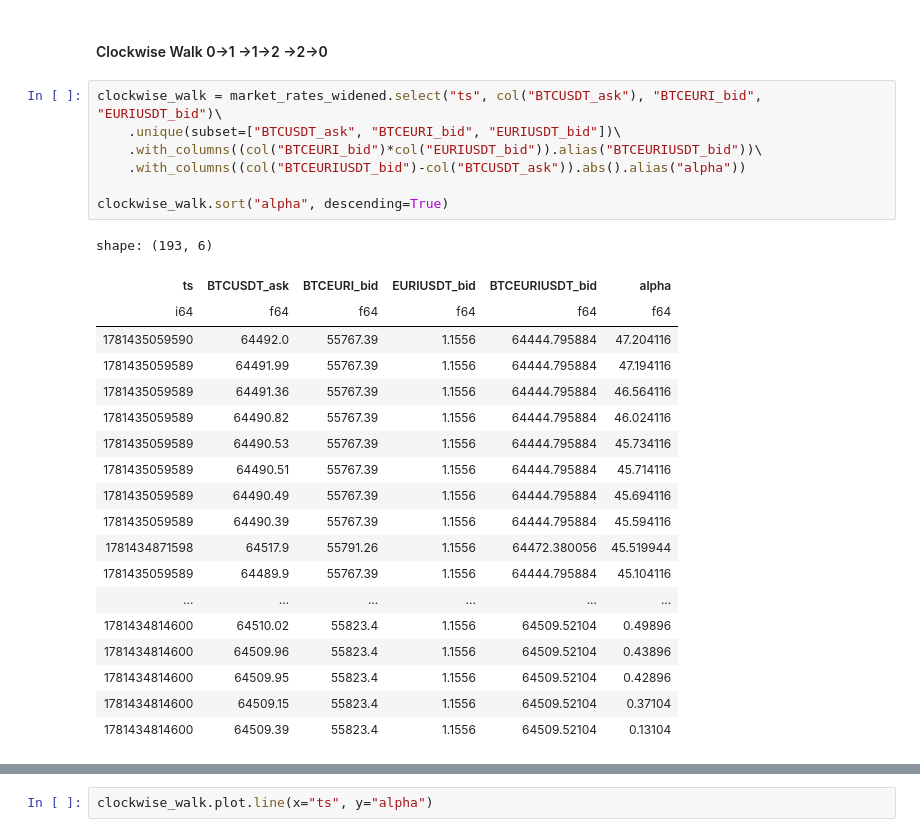
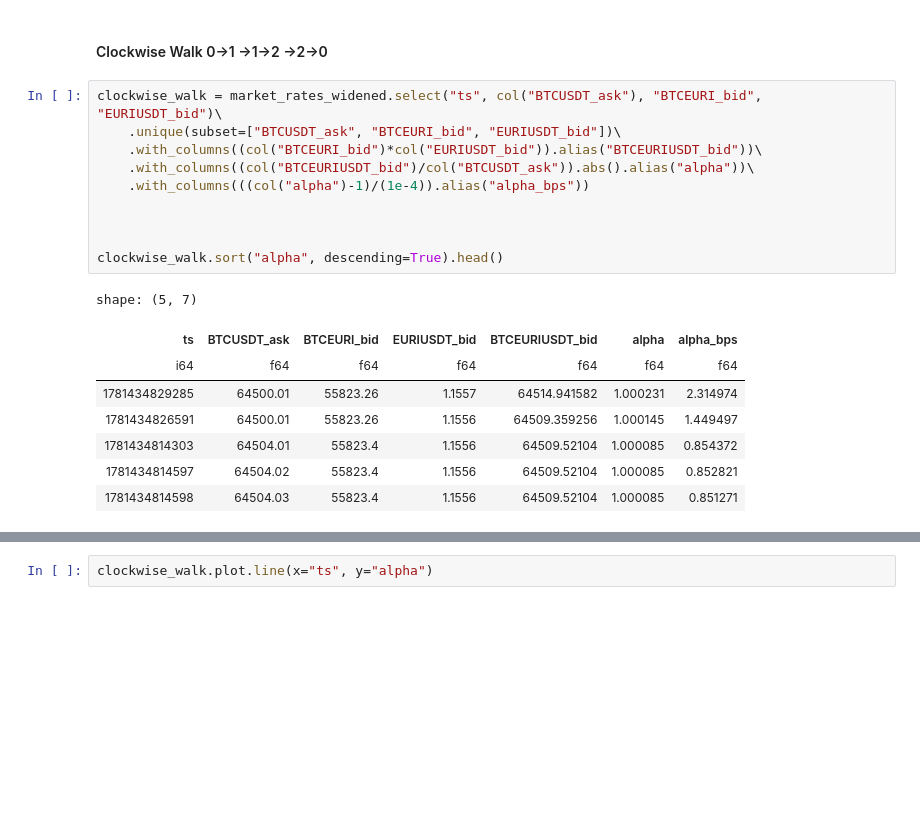
Before and after one commit to IsuruMahakumara/alphanode-forge, a Jupyter notebook: research/eda_offline_alpha_eval_audit.ipynb, the cells around one changed output, grey strips where cells are left out. Saved outputs shown, nothing was run; the diff lists cells and outputs as text; blank space fills up the shorter version.

Commit message:
6/16_1117 - 2 walks alpha bps

```diff
--- a/research/eda_offline_alpha_eval_audit.ipynb
+++ b/research/eda_offline_alpha_eval_audit.ipynb
@@ -122,27 +122,19 @@ SELL EURIUSDT @BID  === 2→0
 # %%
 clockwise_walk = market_rates_widened.select("ts", col("BTCUSDT_ask"), "BTCEURI_bid", "EURIUSDT_bid")\
     .unique(subset=["BTCUSDT_ask", "BTCEURI_bid", "EURIUSDT_bid"])\
     .with_columns((col("BTCEURI_bid")*col("EURIUSDT_bid")).alias("BTCEURIUSDT_bid"))\
-    .with_columns((col("BTCEURIUSDT_bid")-col("BTCUSDT_ask")).abs().alias("alpha"))
+    .with_columns((col("BTCEURIUSDT_bid")/col("BTCUSDT_ask")).abs().alias("alpha"))\
+    .with_columns(((col("alpha")-1)/(1e-4)).alias("alpha_bps"))
 
-clockwise_walk.sort("alpha", descending=True)
+
+
+clockwise_walk.sort("alpha", descending=True).head()
 # %% [output]
-shape: (193, 6)
+shape: (5, 7)
-| ts | BTCUSDT_ask | BTCEURI_bid | EURIUSDT_bid | BTCEURIUSDT_bid | alpha |
-| i64 | f64 | f64 | f64 | f64 | f64 |
-| 1781435059590 | 64492.0 | 55767.39 | 1.1556 | 64444.795884 | 47.204116 |
-| 1781435059589 | 64491.99 | 55767.39 | 1.1556 | 64444.795884 | 47.194116 |
-| 1781435059589 | 64491.36 | 55767.39 | 1.1556 | 64444.795884 | 46.564116 |
-| 1781435059589 | 64490.82 | 55767.39 | 1.1556 | 64444.795884 | 46.024116 |
-| 1781435059589 | 64490.53 | 55767.39 | 1.1556 | 64444.795884 | 45.734116 |
-| 1781435059589 | 64490.51 | 55767.39 | 1.1556 | 64444.795884 | 45.714116 |
-| 1781435059589 | 64490.49 | 55767.39 | 1.1556 | 64444.795884 | 45.694116 |
-| 1781435059589 | 64490.39 | 55767.39 | 1.1556 | 64444.795884 | 45.594116 |
-| 1781434871598 | 64517.9 | 55791.26 | 1.1556 | 64472.380056 | 45.519944 |
-| 1781435059589 | 64489.9 | 55767.39 | 1.1556 | 64444.795884 | 45.104116 |
-| ... | ... | ... | ... | ... | ... |
-| 1781434814600 | 64510.02 | 55823.4 | 1.1556 | 64509.52104 | 0.49896 |
-| 1781434814600 | 64509.96 | 55823.4 | 1.1556 | 64509.52104 | 0.43896 |
-| 1781434814600 | 64509.95 | 55823.4 | 1.1556 | 64509.52104 | 0.42896 |
-| 1781434814600 | 64509.15 | 55823.4 | 1.1556 | 64509.52104 | 0.37104 |
-| 1781434814600 | 64509.39 | 55823.4 | 1.1556 | 64509.52104 | 0.13104 |
+| ts | BTCUSDT_ask | BTCEURI_bid | EURIUSDT_bid | BTCEURIUSDT_bid | alpha | alpha_bps |
+| i64 | f64 | f64 | f64 | f64 | f64 | f64 |
+| 1781434829285 | 64500.01 | 55823.26 | 1.1557 | 64514.941582 | 1.000231 | 2.314974 |
+| 1781434826591 | 64500.01 | 55823.26 | 1.1556 | 64509.359256 | 1.000145 | 1.449497 |
+| 1781434814303 | 64504.01 | 55823.4 | 1.1556 | 64509.52104 | 1.000085 | 0.854372 |
+| 1781434814597 | 64504.02 | 55823.4 | 1.1556 | 64509.52104 | 1.000085 | 0.852821 |
+| 1781434814598 | 64504.03 | 55823.4 | 1.1556 | 64509.52104 | 1.000085 | 0.851271 |
```
Also changed, not shown: parts of 3 cells of this notebook.
